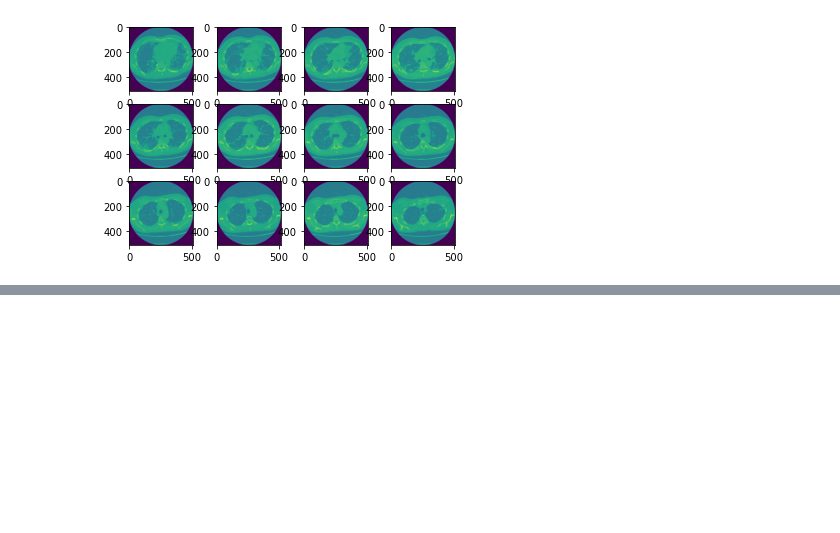
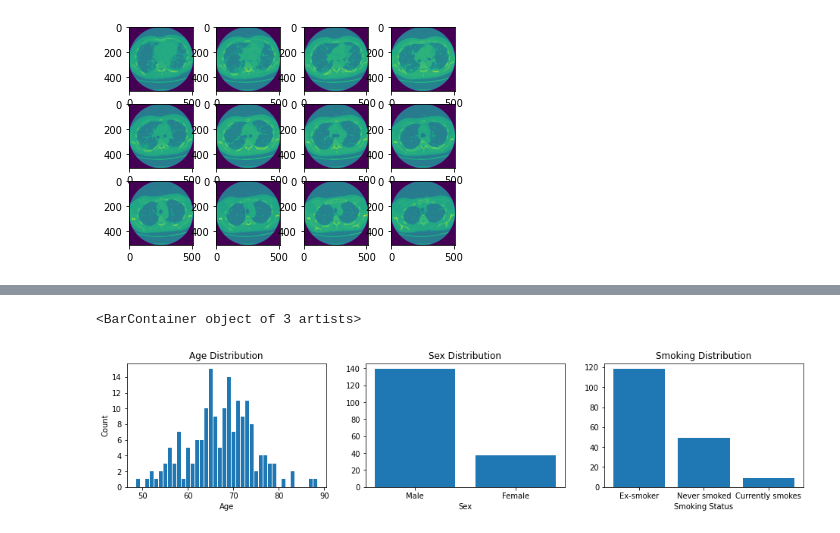
Before and after one commit to tjlogue4/kaggle-OSIC-Pulmonary-Fibrosis-Progression, a Jupyter notebook: Exploration.ipynb, the cells around one changed output, grey strips where cells are left out. Saved outputs shown, nothing was run; the diff lists cells and outputs as text; code cells hidden in the pictures; blank space fills up the shorter version.

```diff
--- a/Exploration.ipynb
+++ b/Exploration.ipynb
@@ -167,0 +306,38 @@ plt.show()
+# %%
+#it may be useful to omit our outliers like those older than 80 and those younger than 50
+#if we had a larger dataset we could even bin our data set and train a model for each age group
+#but this data set is extrmely small
+
+#lets also plot sex and smoking status ina similar fasion and show everthing side by side
+
+fig, (ax1, ax2, ax3) = plt.subplots(1, 3, figsize=(16,3))
+df_sex = pd.DataFrame(df_patient['Sex'].value_counts())
+df_smoke = pd.DataFrame(df_patient['SmokingStatus'].value_counts())
+
+
+x = df_age.index
+y = df_age['Age']
+ax1.set_title("Age Distribution")
+ax1.set_xlabel("Age")
+ax1.set_ylabel("Count")
+ax1.bar(x, y)
+
+
+
+
+x = df_sex.index
+y = df_sex['Sex']
+ax2.set_title("Sex Distribution")
+ax2.set_xlabel("Sex")
+ax2.bar(x, y)
+
+
+
+x = df_smoke.index
+y = df_smoke['SmokingStatus']
+ax3.set_title("Smoking Distribution")
+ax3.set_xlabel("Smoking Status")
+ax3.bar(x, y)
+# %% [output]
+<BarContainer object of 3 artists>
+[figure, added]
```
Also changed, not shown: parts of 42 cells of this notebook, 5 other files.
